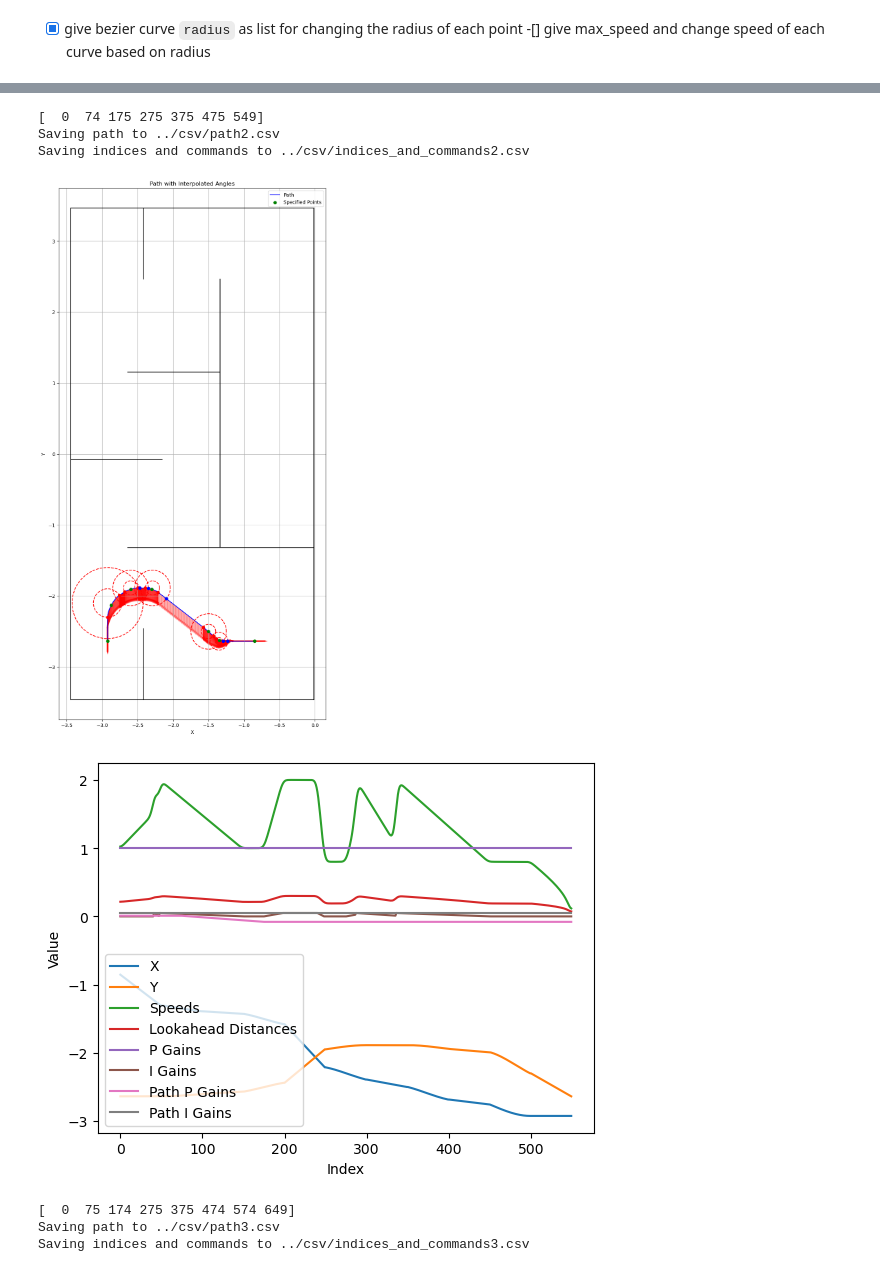
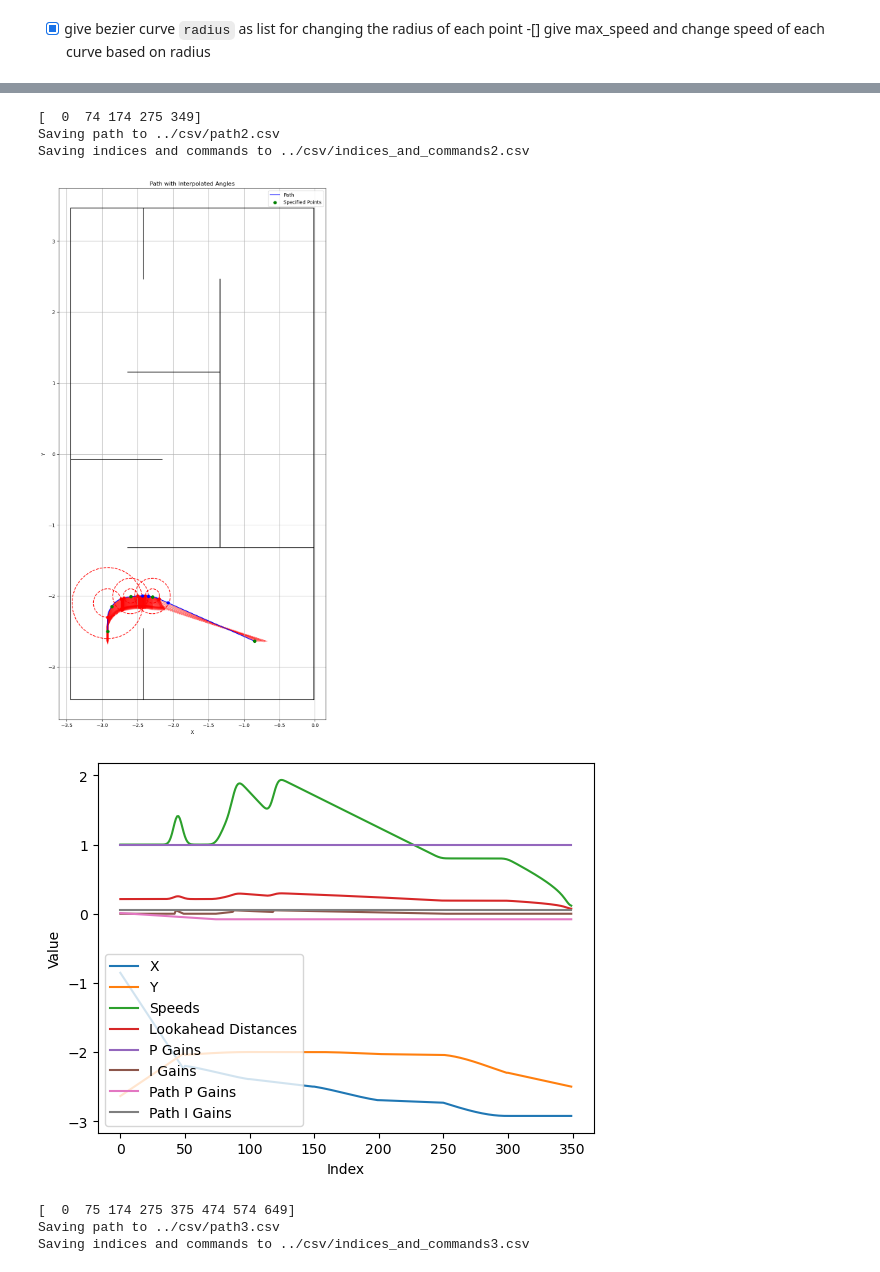
Before and after one commit to NeyagawaRobocons/chassis_haru_robo2024, a Jupyter notebook: pure_pursuit/pure_pursuit/pure_pursuit_test.ipynb, the cells around one changed output, grey strips where cells are left out. Drawn from its saved outputs; the diff is of its cells as text; code cells hidden in the pictures.

```diff
--- a/pure_pursuit/pure_pursuit/pure_pursuit_test.ipynb
+++ b/pure_pursuit/pure_pursuit/pure_pursuit_test.ipynb
@@ -650,48 +650,46 @@ angle_threshold = 0.05 # 角度のしきい値[rad]
 path_p_gain = 0.1
 path_i_gain = 0.05
 deg = np.radians(100)
-poses = np.zeros((7, 7))
-poses[:,0] = np.array([0.854, 0.854 + 0.5, 1.5, 2.291, 2.6, 2.924, 2.924]) # x
-poses[:,1] = np.array([-2.637, -2.637, -2.5, -1.887, -1.887, -2.1, -2.637]) # y
-poses[:,2] = np.array([np.pi/2.0, np.pi/2.0, np.pi, np.pi, np.pi, np.pi, np.pi]) # theta
-poses[:,3] = np.array([0.05, 0.05, 0.1, 0.1, 0.1, 0.2, 0.1]) # radius
-poses[:,4] = np.array([0.5, 0.75, 0.5, 0.4, 0.4, 0.4, 0.4]) # speed_rate
+poses = np.zeros((5, 7))
+poses[:,0] = np.array([0.854, 2.291, 2.6, 2.924, 2.924]) # x
+poses[:,1] = np.array([-2.637, -2, -2, -2.1, -2.5]) # y
+poses[:,2] = np.array([np.pi/2.0, np.pi, np.pi, np.pi, np.pi]) # theta
+poses[:,3] = np.array([0.05, 0.1, 0.1, 0.2, 0.1]) # radius
+poses[:,4] = np.array([0.5, 0.5, 0.4, 0.4, 0.4]) # speed_rate
 # for opposite field
 poses[:,0] = -poses[:,0]
 poses[:,2] = -poses[:,2]
-poses[:,5] = np.array([1.0, 1.0, 1.0, 1.0, 1.0, 1.0, 1.0]) # p_gain_rates
-poses[:,6] = np.array([0.0, 0.0, 0.0, 0.0, 0.0, 0.0, 0.0]) # i_gain_rates
+poses[:,5] = np.array([1.0, 1.0, 1.0, 1.0, 1.0]) # p_gain_rates
+poses[:,6] = np.array([0.0, 0.0, 0.0, 0.0, 0.0]) # i_gain_rates
 
 commands = np.array([
-    [0, 0, False],
-    [7, 0, False],
     [0, 0, False],
     [0, 0, False],
     [0, 0, False],
     [0, 0, False],
     [9, 0, False],
 ])
 
 generate_and_save_path(
         poses,
         commands,
         max_lookahead_distance,
         max_speed=max_speed,
         max_p_gain=1.0,
         max_i_gain=0.05,
         angle_threshold=angle_threshold,
         path_p_gain=path_p_gain,
         path_p_magnification=10.0,
         path_i_gain=path_i_gain,
         resolution=50,
         path_number=2
     )
 # %% [output]
-[  0  74 175 275 375 475 549]
+[  0  74 174 275 349]
 Saving path to ../csv/path2.csv
 Saving indices and commands to ../csv/indices_and_commands2.csv
-[figure, old version]
+[figure, new version]
-[figure, old version]
+[figure, new version]
 # %%
 max_speed = 1.5 # 速度[m/s]
 max_lookahead_distance = 0.3 # 先行距離[m]
```
Also changed, not shown: parts of 1 cell of this notebook, 6 other files.
